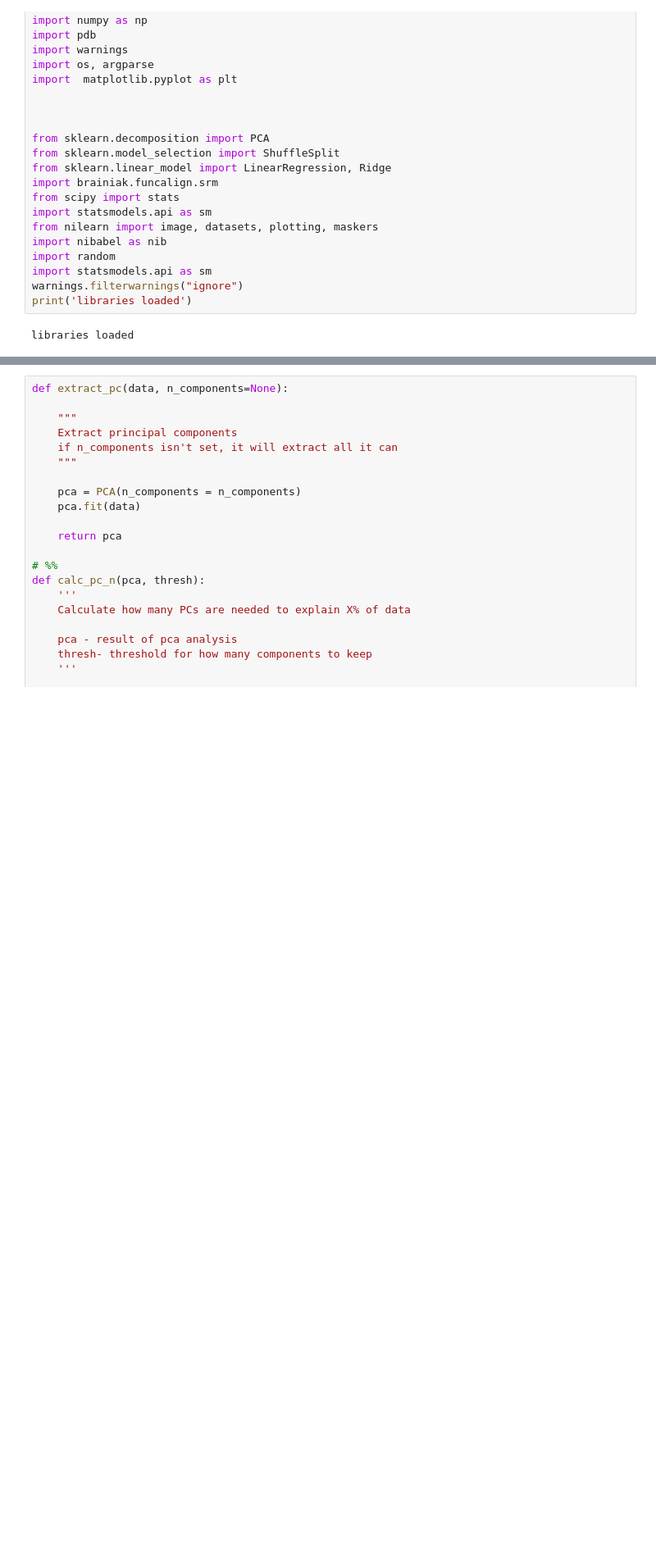
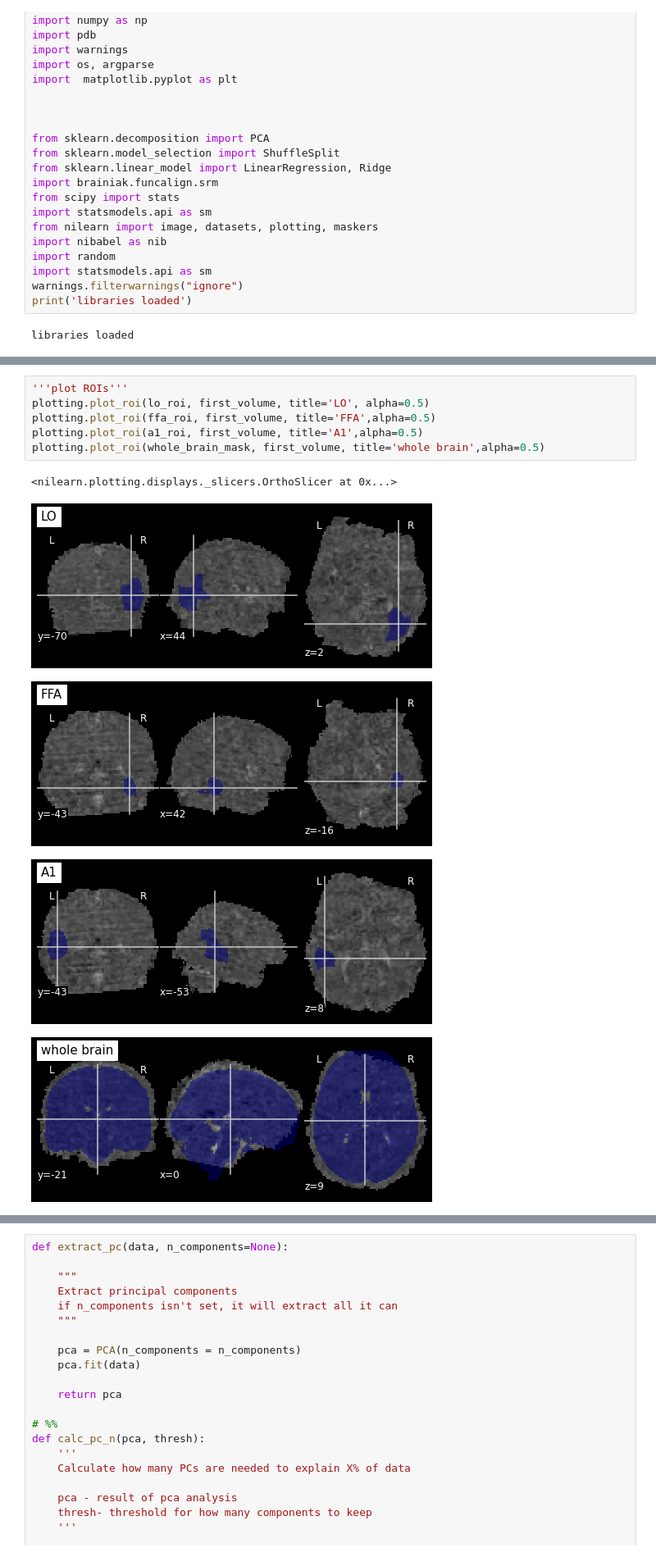
Before and after one commit to vayzenb/ginn, a Jupyter notebook: exps/test_data.ipynb, the cells around one changed output, grey strips where cells are left out. Shown at 82% size. Saved outputs shown, nothing was run; the diff lists cells and outputs as text; blank space fills up the shorter version.

```diff
--- a/exps/test_data.ipynb
+++ b/exps/test_data.ipynb
@@ -29,0 +63,12 @@ libraries loaded
+# %%
+'''plot ROIs'''
+plotting.plot_roi(lo_roi, first_volume, title='LO', alpha=0.5)
+plotting.plot_roi(ffa_roi, first_volume, title='FFA',alpha=0.5)
+plotting.plot_roi(a1_roi, first_volume, title='A1',alpha=0.5)
+plotting.plot_roi(whole_brain_mask, first_volume, title='whole brain',alpha=0.5)
+# %% [output]
+<nilearn.plotting.displays._slicers.OrthoSlicer at 0x...>
+[figure, added]
+[figure, added]
+[figure, added]
+[figure, added]
```
Also changed, not shown: parts of 40 cells of this notebook, 1 other file.
